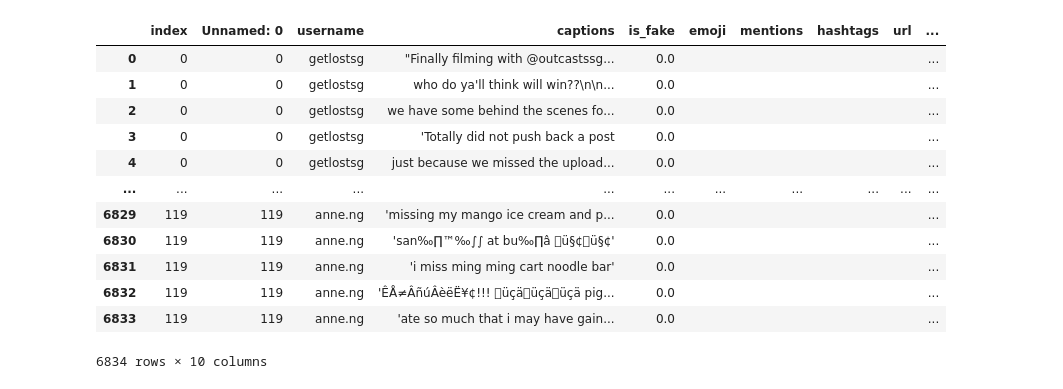
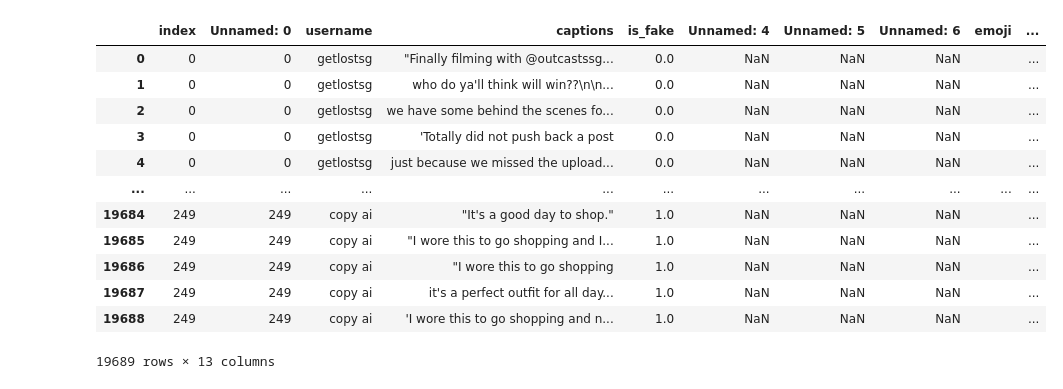
Before and after one commit to dragane359/BT4222_Project, a Jupyter notebook: bt4222_insta_eda.ipynb, the cells around one changed output. Drawn from its saved outputs; the diff is of its cells as text; code cells hidden in the pictures.

```diff
--- a/bt4222_insta_eda.ipynb
+++ b/bt4222_insta_eda.ipynb
@@ -1,32 +1,32 @@
 # %%
 import pandas as pd
-captions = pd.read_csv('instacap.csv')
+captions = pd.read_csv('captions_2610.csv')
 
 
 # captions['captions'] = [x.strip('()').split(',') for x in captions['captions']]
 captions['captions'] = captions['captions'].str.strip('[]').str.split(',')
 captions["emoji"] = ""
 captions["mentions"] = ""
 captions["hashtags"] = ""
 captions["url"] = ""
 captions = captions.explode('captions').reset_index()
 captions['captions'][4]
 captions['clean_captions'] = ''
 captions
 # %% [output]
-|  | index | Unnamed: 0 | username | captions | is_fake | emoji | mentions | hashtags | url | ... |
-| 0 | 0 | 0 | getlostsg | "Finally filming with @outcastssg... | 0.0 |  |  |  |  | ... |
-| 1 | 0 | 0 | getlostsg | who do ya'll think will win??\n\n... | 0.0 |  |  |  |  | ... |
-| 2 | 0 | 0 | getlostsg | we have some behind the scenes fo... | 0.0 |  |  |  |  | ... |
-| 3 | 0 | 0 | getlostsg | 'Totally did not push back a post | 0.0 |  |  |  |  | ... |
-| 4 | 0 | 0 | getlostsg | just because we missed the upload... | 0.0 |  |  |  |  | ... |
+|  | index | Unnamed: 0 | username | captions | is_fake | Unnamed: 4 | Unnamed: 5 | Unnamed: 6 | emoji | ... |
+| 0 | 0 | 0 | getlostsg | "Finally filming with @outcastssg... | 0.0 | NaN | NaN | NaN |  | ... |
+| 1 | 0 | 0 | getlostsg | who do ya'll think will win??\n\n... | 0.0 | NaN | NaN | NaN |  | ... |
+| 2 | 0 | 0 | getlostsg | we have some behind the scenes fo... | 0.0 | NaN | NaN | NaN |  | ... |
+| 3 | 0 | 0 | getlostsg | 'Totally did not push back a post | 0.0 | NaN | NaN | NaN |  | ... |
+| 4 | 0 | 0 | getlostsg | just because we missed the upload... | 0.0 | NaN | NaN | NaN |  | ... |
 | ... | ... | ... | ... | ... | ... | ... | ... | ... | ... | ... |
-| 6829 | 119 | 119 | anne.ng | 'missing my mango ice cream and p... | 0.0 |  |  |  |  | ... |
-| 6830 | 119 | 119 | anne.ng | 'san‰∏™‰∫∫ at bu‰∏â ü§¢ü§¢' | 0.0 |  |  |  |  | ... |
-| 6831 | 119 | 119 | anne.ng | 'i miss ming ming cart noodle bar' | 0.0 |  |  |  |  | ... |
-| 6832 | 119 | 119 | anne.ng | 'ÊÅ≠ÂñúÂèëË¥¢!!! üçäüçäüçä pig... | 0.0 |  |  |  |  | ... |
-| 6833 | 119 | 119 | anne.ng | 'ate so much that i may have gain... | 0.0 |  |  |  |  | ... |
+| 19684 | 249 | 249 | copy ai | "It's a good day to shop." | 1.0 | NaN | NaN | NaN |  | ... |
+| 19685 | 249 | 249 | copy ai | "I wore this to go shopping and I... | 1.0 | NaN | NaN | NaN |  | ... |
+| 19686 | 249 | 249 | copy ai | "I wore this to go shopping | 1.0 | NaN | NaN | NaN |  | ... |
+| 19687 | 249 | 249 | copy ai | it's a perfect outfit for all day... | 1.0 | NaN | NaN | NaN |  | ... |
+| 19688 | 249 | 249 | copy ai | 'I wore this to go shopping and n... | 1.0 | NaN | NaN | NaN |  | ... |
-6834 rows × 10 columns
+19689 rows × 13 columns
 # %%
 # import re
 # for word in range(len(captions)):
```
Also changed, not shown: parts of 9 cells of this notebook.
